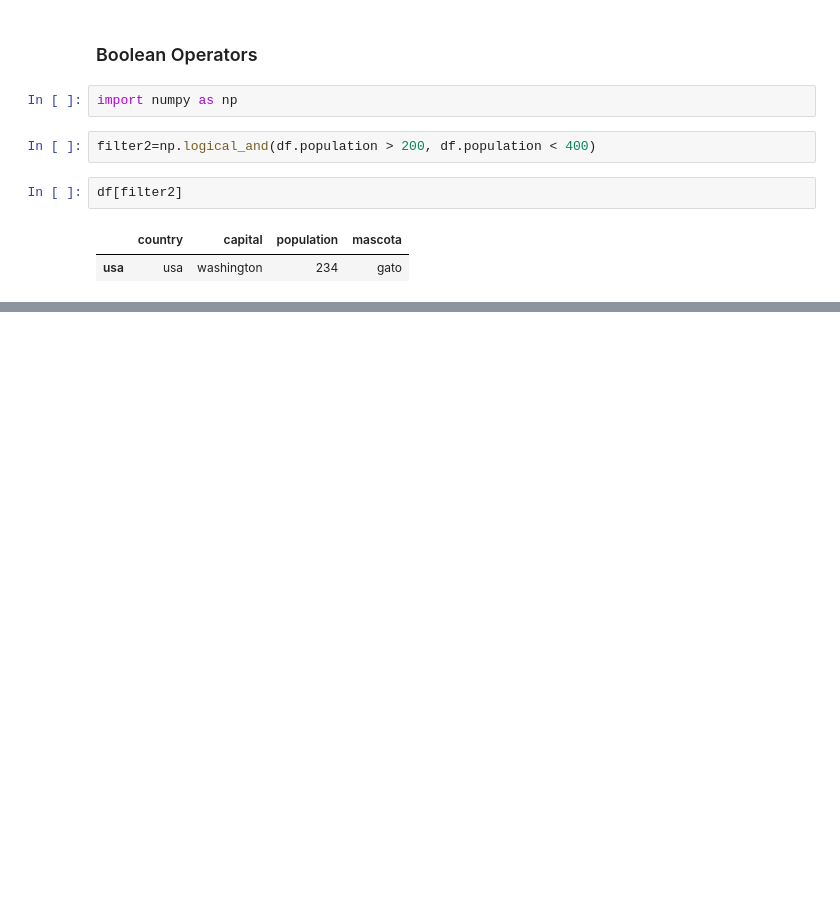
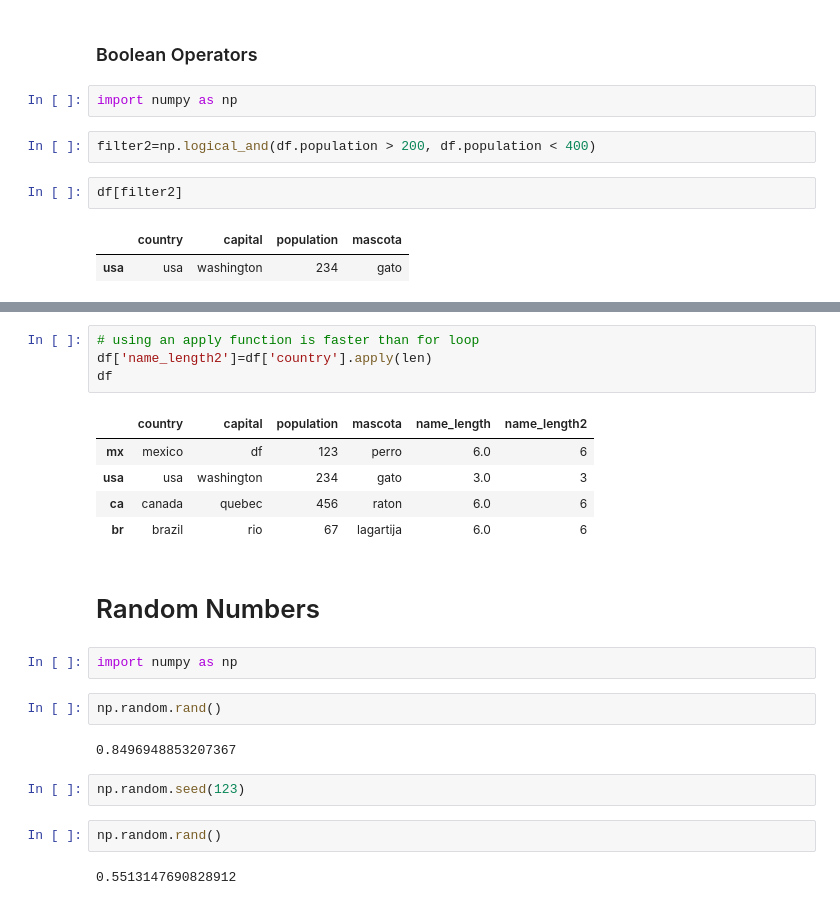
Before and after one commit to eljuanrv/Data_Science_With_Python, a Jupyter notebook: Intrmediate_Python.ipynb, the cells around one changed output, grey strips where cells are left out. Cells and saved outputs as stored; diff of their text form; blank space fills up the shorter version.

```diff
--- a/Intrmediate_Python.ipynb
+++ b/Intrmediate_Python.ipynb
@@ -465,0 +613,24 @@ df[filter2]
+# %%
+# using an apply function is faster than for loop
+df['name_length2']=df['country'].apply(len)
+df
+# %% [output]
+|  | country | capital | population | mascota | name_length | name_length2 |
+| mx | mexico | df | 123 | perro | 6.0 | 6 |
+| usa | usa | washington | 234 | gato | 3.0 | 3 |
+| ca | canada | quebec | 456 | raton | 6.0 | 6 |
+| br | brazil | rio | 67 | lagartija | 6.0 | 6 |
+# %% [markdown]
+# Random Numbers
+# %%
+import numpy as np
+# %%
+np.random.rand()
+# %% [output]
+0.8496948853207367
+# %%
+np.random.seed(123)
+# %%
+np.random.rand()
+# %% [output]
+0.5513147690828912
```
Also changed, not shown: parts of 24 cells of this notebook.
